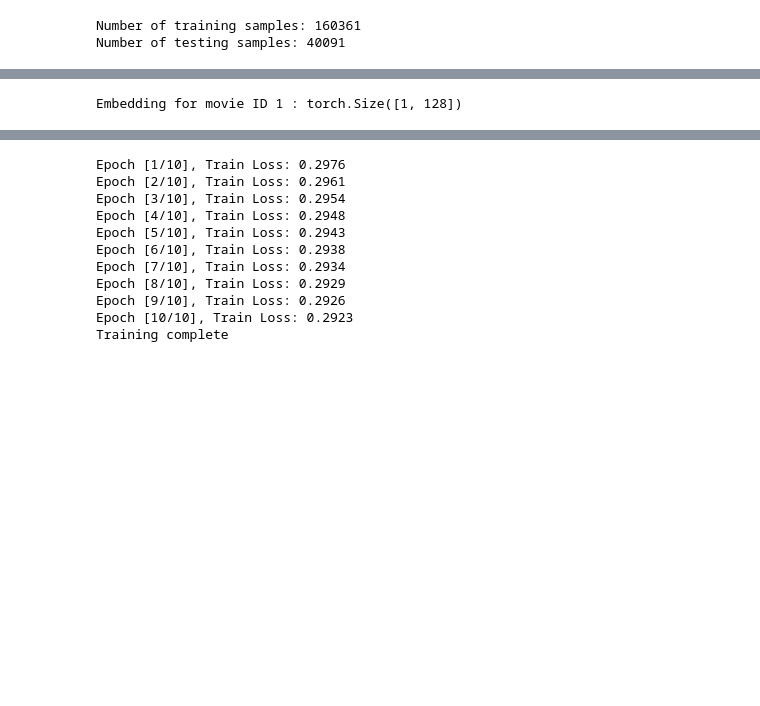
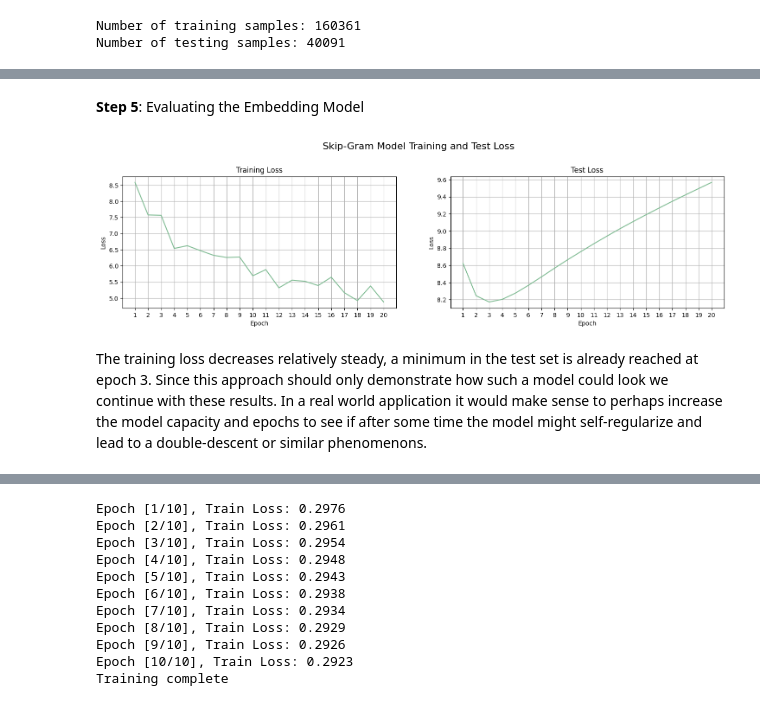
Before and after one commit to okaynils/fhnw-ds-rsy, a Jupyter notebook: MiniChallenge/RSY_ MiniChallenge_FS24.ipynb, the cells around one changed output, grey strips where cells are left out. Cells and saved outputs as stored; diff of their text form; code cells hidden in the pictures; blank space fills up the shorter version.

Commit message:
trained embedding model and rnn

```diff
--- a/MiniChallenge/RSY_ MiniChallenge_FS24.ipynb
+++ b/MiniChallenge/RSY_ MiniChallenge_FS24.ipynb
@@ -1730,8 +1741,8 @@ test_size = len(dataset) - train_size
 
 train_dataset, test_dataset = random_split(dataset, [train_size, test_size])
 
-train_dataloader = DataLoader(train_dataset, batch_size=64, shuffle=True, pin_memory=True)
-test_dataloader = DataLoader(test_dataset, batch_size=64, shuffle=False, pin_memory=True)
+train_dataloader = DataLoader(train_dataset, batch_size=256, shuffle=True, pin_memory=True)
+test_dataloader = DataLoader(test_dataset, batch_size=256, shuffle=False, pin_memory=True)
 
 print(f"Number of training samples: {len(train_dataset)}")
 print(f"Number of testing samples: {len(test_dataset)}")
@@ -1782,3 +1852,36 @@ Epoch: 0, Loss: 8.921525001525879
+# %% [markdown]
+**Step 5**: Evaluating the Embedding Model
+# %%
+epochs = len(train_losses)
+
+fig, axes = plt.subplots(nrows=1, ncols=2, figsize=(16, 5))
+fig.tight_layout(pad=6.0)
+
+axes = axes.flatten()
+
+epoch_ticks = list(range(1, epochs + 1))
+
+fig.suptitle('Skip-Gram Model Training and Test Loss', fontsize=16)
+
+axes[0].plot(epoch_ticks, train_losses, zorder=2)
+axes[0].set_title('Training Loss')
+axes[0].set_xlabel('Epoch')
+axes[0].grid(True, zorder=0)
+axes[0].set_ylabel('Loss')
+axes[0].set_xticks(epoch_ticks)
+
+axes[1].plot(epoch_ticks, test_losses, zorder=2)
+axes[1].set_title('Test Loss')
+axes[1].set_xlabel('Epoch')
+axes[1].grid(True, zorder=0)
+axes[1].set_ylabel('Loss')
+axes[1].set_xticks(epoch_ticks)
+
+plt.show()
+# %% [output]
+[figure, added]
+# %% [markdown]
+The training loss decreases relatively steady, a minimum in the test set is already reached at epoch 3. Since this approach should only demonstrate how such a model could look we continue with these results. In a real world application it would make sense to perhaps increase the model capacity and epochs to see if after some time the model might self-regularize and lead to a double-descent or similar phenomenons.
 # %%
 def get_movie_embedding(model, movie_id):
     movie_id_tensor = torch.tensor([movie_id], dtype=torch.long, device=device)
@@ -1791,9 +1894,3 @@ def get_multiple_movie_embeddings(model, movie_ids):
     with torch.no_grad():
         embeddings = model.embeddings(movie_ids_tensor)
     return embeddings
-
-movie_id = 1
-embedding = get_movie_embedding(embedding_model, movie_id)
-print("Embedding for movie ID", movie_id, ":", embedding.shape)
-# %% [output]
-Embedding for movie ID 1 : torch.Size([1, 128])
```
Also changed, not shown: parts of 18 cells of this notebook, 2 other files.
